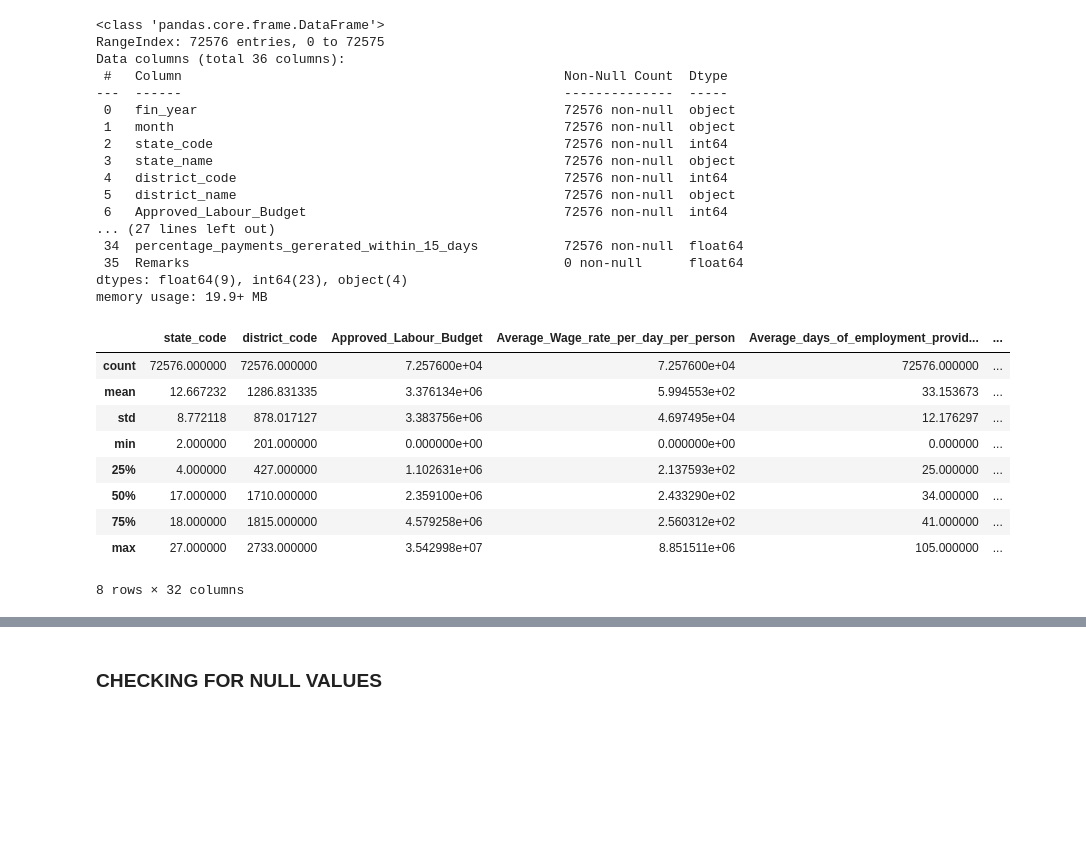
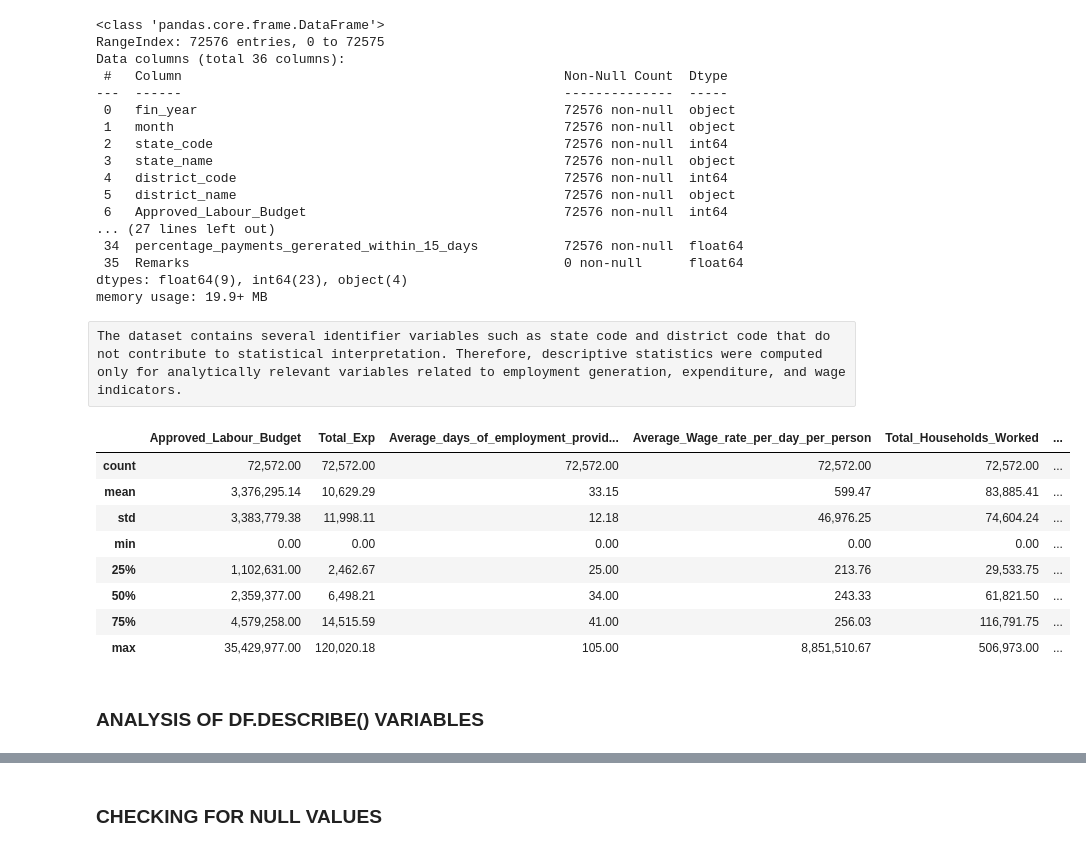
Before and after one commit to Shubhangidixit01/MGNREGA-Data-Analysis, a Jupyter notebook: notebooks/MGNREGA_Analysis.ipynb, the cells around one changed output, grey strips where cells are left out. Drawn from its saved outputs; the diff is of its cells as text; code cells hidden in the pictures; blank space fills up the shorter version.

```diff
--- a/notebooks/MGNREGA_Analysis.ipynb
+++ b/notebooks/MGNREGA_Analysis.ipynb
@@ -45,16 +45,3 @@ Data columns (total 36 columns):
  35  Remarks                                                0 non-null      float64
 dtypes: float64(9), int64(23), object(4)
 memory usage: 19.9+ MB
-# %%
-df.describe()
-# %% [output]
-|  | state_code | district_code | Approved_Labour_Budget | Average_Wage_rate_per_day_per_person | Average_days_of_employment_provid... | ... |
-| count | 72576.000000 | 72576.000000 | 7.257600e+04 | 7.257600e+04 | 72576.000000 | ... |
-| mean | 12.667232 | 1286.831335 | 3.376134e+06 | 5.994553e+02 | 33.153673 | ... |
-| std | 8.772118 | 878.017127 | 3.383756e+06 | 4.697495e+04 | 12.176297 | ... |
-| min | 2.000000 | 201.000000 | 0.000000e+00 | 0.000000e+00 | 0.000000 | ... |
-| 25% | 4.000000 | 427.000000 | 1.102631e+06 | 2.137593e+02 | 25.000000 | ... |
-| 50% | 17.000000 | 1710.000000 | 2.359100e+06 | 2.433290e+02 | 34.000000 | ... |
-| 75% | 18.000000 | 1815.000000 | 4.579258e+06 | 2.560312e+02 | 41.000000 | ... |
-| max | 27.000000 | 2733.000000 | 3.542998e+07 | 8.851511e+06 | 105.000000 | ... |
-8 rows × 32 columns
@@ -60,0 +50,25 @@ df.describe()
+# %% [raw]
+The dataset contains several identifier variables such as state code and district code that do not contribute to statistical interpretation. Therefore, descriptive statistics were computed only for analytically relevant variables related to employment generation, expenditure, and wage indicators.
+# %%
+analysis_cols = [
+    'Approved_Labour_Budget',
+    'Total_Exp',
+    'Average_days_of_employment_provided_per_Household',
+    'Average_Wage_rate_per_day_per_person',
+    'Total_Households_Worked',
+    'Total_Individuals_Worked'
+    ]
+
+df[analysis_cols].describe()
+# %% [output]
+|  | Approved_Labour_Budget | Total_Exp | Average_days_of_employment_provid... | Average_Wage_rate_per_day_per_person | Total_Households_Worked | ... |
+| count | 72,572.00 | 72,572.00 | 72,572.00 | 72,572.00 | 72,572.00 | ... |
+| mean | 3,376,295.14 | 10,629.29 | 33.15 | 599.47 | 83,885.41 | ... |
+| std | 3,383,779.38 | 11,998.11 | 12.18 | 46,976.25 | 74,604.24 | ... |
+| min | 0.00 | 0.00 | 0.00 | 0.00 | 0.00 | ... |
+| 25% | 1,102,631.00 | 2,462.67 | 25.00 | 213.76 | 29,533.75 | ... |
+| 50% | 2,359,377.00 | 6,498.21 | 34.00 | 243.33 | 61,821.50 | ... |
+| 75% | 4,579,258.00 | 14,515.59 | 41.00 | 256.03 | 116,791.75 | ... |
+| max | 35,429,977.00 | 120,020.18 | 105.00 | 8,851,510.67 | 506,973.00 | ... |
+# %% [markdown]
+### ANALYSIS OF DF.DESCRIBE() VARIABLES
```
Also changed, not shown: parts of 19 cells of this notebook, 1 other file.
